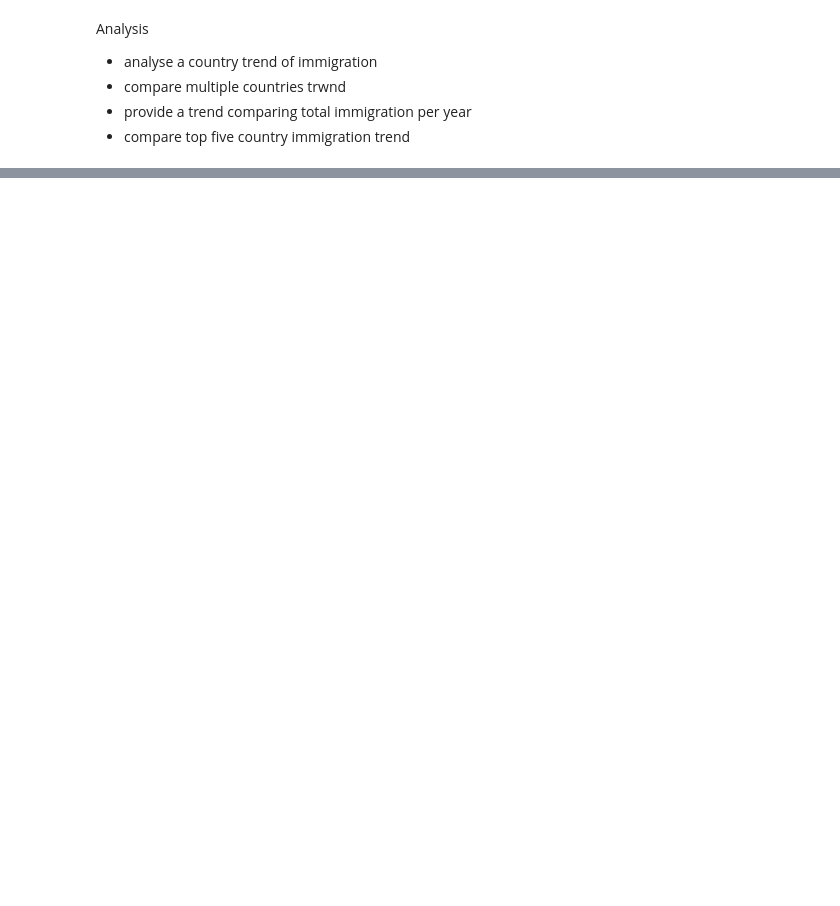
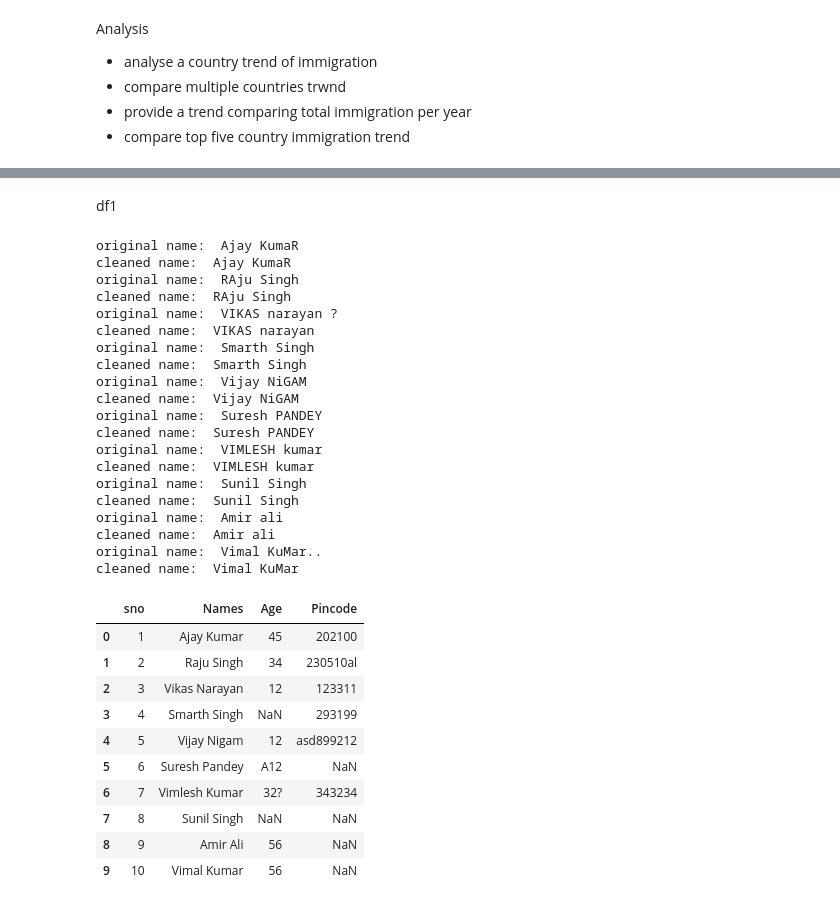
Before and after one commit to vaibhavkushwahaa/PWDS, a Jupyter notebook: Data Analysis/immigration_analysis.ipynb, the cells around one changed output, grey strips where cells are left out. Cells and saved outputs as stored; diff of their text form; code cells hidden in the pictures; blank space fills up the shorter version.

```diff
--- a/Data Analysis/immigration_analysis.ipynb
+++ b/Data Analysis/immigration_analysis.ipynb
@@ -368,0 +185,3 @@ px.scatter_3d(
+# %%
+df1=pd.read_excel('bahut_kharab_data.xlsx')
+df1.head()
@@ -368,0 +195,50 @@ px.scatter_3d(
+# %% [markdown]
+df1
+# %%
+from string import ascii_letters
+def clean_names(name):
+    if isinstance (name,str):
+        clean_name=''
+        for c in name:
+            if c in ascii_letters+" ":
+                clean_name+=c
+        print("original name: ",name)
+        print("cleaned name: ",clean_name)
+        return clean_name.title().strip()
+    else:
+        return np.nan
+# %%
+df1['Names']=df1['Names'].apply(clean_names)
+df1
+# %% [output]
+original name:  Ajay KumaR
+cleaned name:  Ajay KumaR
+original name:  RAju Singh
+cleaned name:  RAju Singh
+original name:  VIKAS narayan ?
+cleaned name:  VIKAS narayan
+original name:  Smarth Singh
+cleaned name:  Smarth Singh
+original name:  Vijay NiGAM
+cleaned name:  Vijay NiGAM
+original name:  Suresh PANDEY
+cleaned name:  Suresh PANDEY
+original name:  VIMLESH kumar
+cleaned name:  VIMLESH kumar
+original name:  Sunil Singh
+cleaned name:  Sunil Singh
+original name:  Amir ali
+cleaned name:  Amir ali
+original name:  Vimal KuMar..
+cleaned name:  Vimal KuMar
+|  | sno | Names | Age | Pincode |
+| 0 | 1 | Ajay Kumar | 45 | 202100 |
+| 1 | 2 | Raju Singh | 34 | 230510al |
+| 2 | 3 | Vikas Narayan | 12 | 123311 |
+| 3 | 4 | Smarth Singh | NaN | 293199 |
+| 4 | 5 | Vijay Nigam | 12 | asd899212 |
+| 5 | 6 | Suresh Pandey | A12 | NaN |
+| 6 | 7 | Vimlesh Kumar | 32? | 343234 |
+| 7 | 8 | Sunil Singh | NaN | NaN |
+| 8 | 9 | Amir Ali | 56 | NaN |
+| 9 | 10 | Vimal Kumar | 56 | NaN |
```
Also changed, not shown: parts of 37 cells of this notebook, 5 other files.
